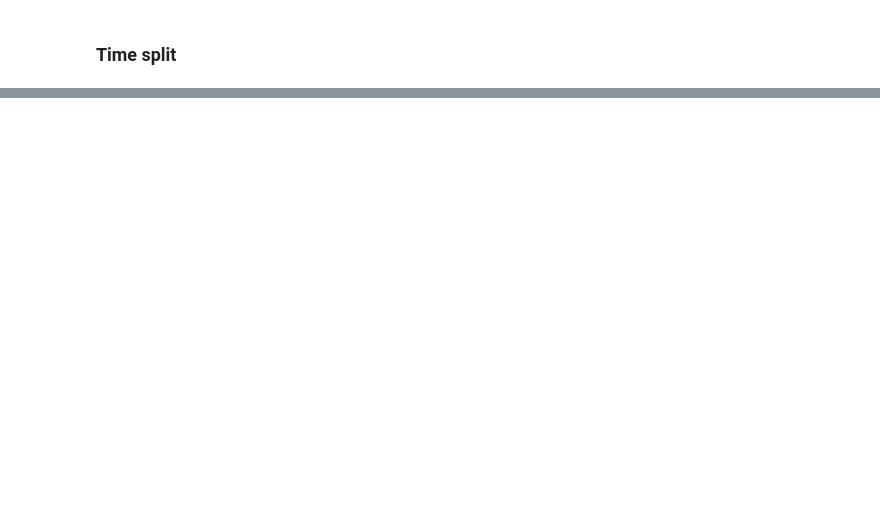
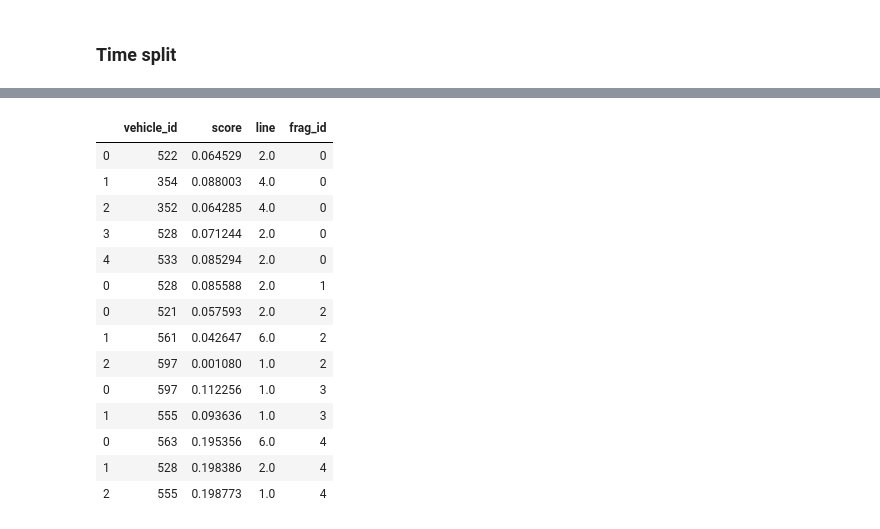
Before and after one commit to timur26/transportation-mode-detection-from-GPS-data, a Jupyter notebook: fribourg.ipynb, the cells around one changed output, grey strips where cells are left out. Saved outputs shown, nothing was run; the diff lists cells and outputs as text; code cells hidden in the pictures; blank space fills up the shorter version.

```diff
--- a/fribourg.ipynb
+++ b/fribourg.ipynb
@@ -1009,0 +1046,18 @@ for s in range(splits):
+# %%
+gps_res_df
+# %% [output]
+|  | vehicle_id | score | line | frag_id |
+| 0 | 522 | 0.064529 | 2.0 | 0 |
+| 1 | 354 | 0.088003 | 4.0 | 0 |
+| 2 | 352 | 0.064285 | 4.0 | 0 |
+| 3 | 528 | 0.071244 | 2.0 | 0 |
+| 4 | 533 | 0.085294 | 2.0 | 0 |
+| 0 | 528 | 0.085588 | 2.0 | 1 |
+| 0 | 521 | 0.057593 | 2.0 | 2 |
+| 1 | 561 | 0.042647 | 6.0 | 2 |
+| 2 | 597 | 0.001080 | 1.0 | 2 |
+| 0 | 597 | 0.112256 | 1.0 | 3 |
+| 1 | 555 | 0.093636 | 1.0 | 3 |
+| 0 | 563 | 0.195356 | 6.0 | 4 |
+| 1 | 528 | 0.198386 | 2.0 | 4 |
+| 2 | 555 | 0.198773 | 1.0 | 4 |
```
Also changed, not shown: parts of 84 cells of this notebook.
